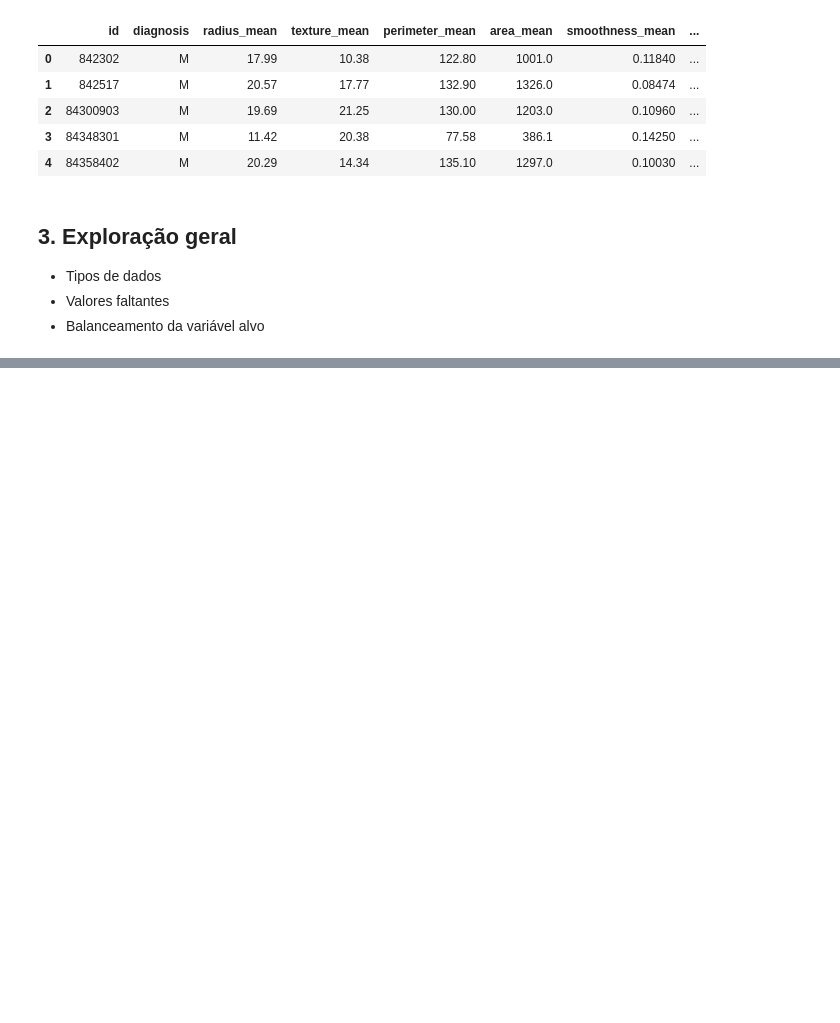
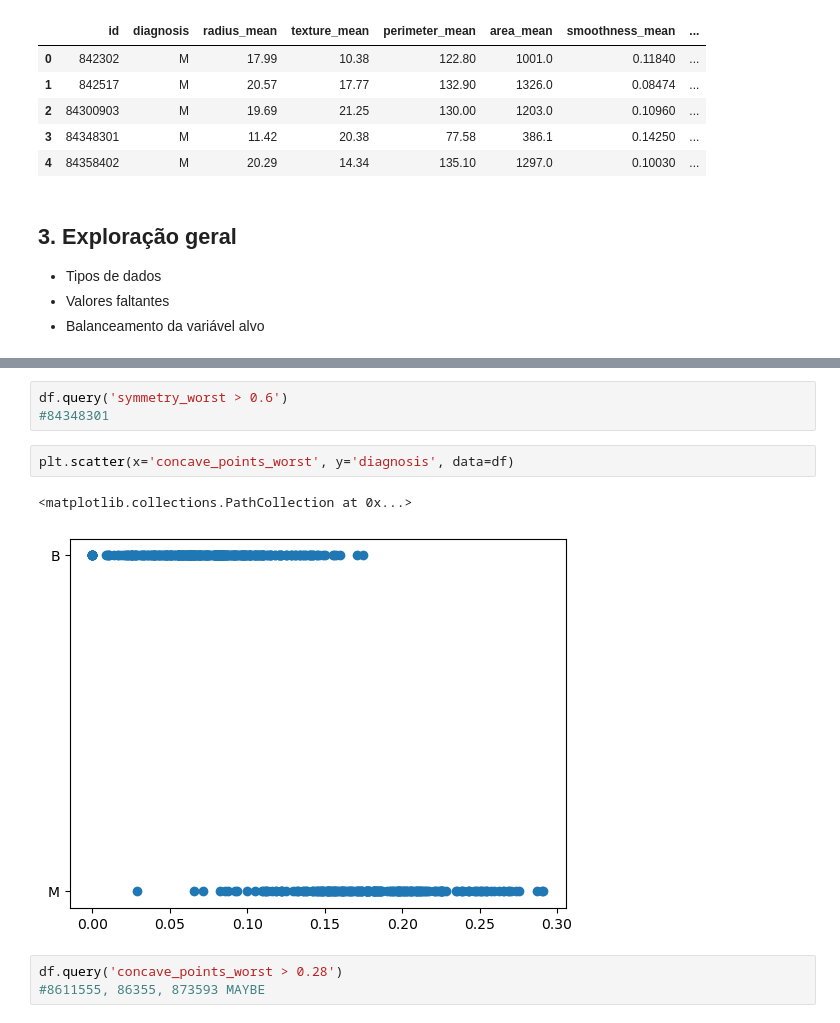
Before and after one commit to ludoteca12/Breast-Cancer-Wisconsin, a Jupyter notebook: notebooks/EDA.ipynb, the cells around one changed output, grey strips where cells are left out. Drawn from its saved outputs; the diff is of its cells as text; blank space fills up the shorter version.

```diff
--- a/notebooks/EDA.ipynb
+++ b/notebooks/EDA.ipynb
@@ -41,0 +130,11 @@ Escreva em tópicos:
+# %%
+df.query('symmetry_worst > 0.6')
+#84348301
+# %%
+plt.scatter(x='concave_points_worst', y='diagnosis', data=df)
+# %% [output]
+<matplotlib.collections.PathCollection at 0x...>
+[figure, added]
+# %%
+df.query('concave_points_worst > 0.28')
+#8611555, 86355, 873593 MAYBE
```
Also changed, not shown: parts of 44 cells of this notebook, 1 other file.
